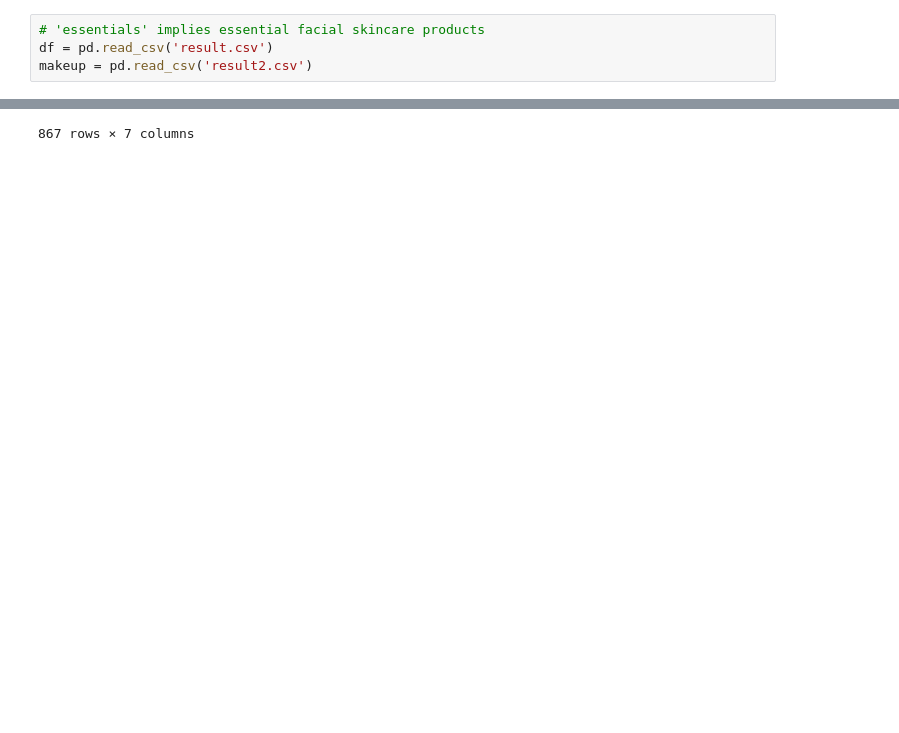
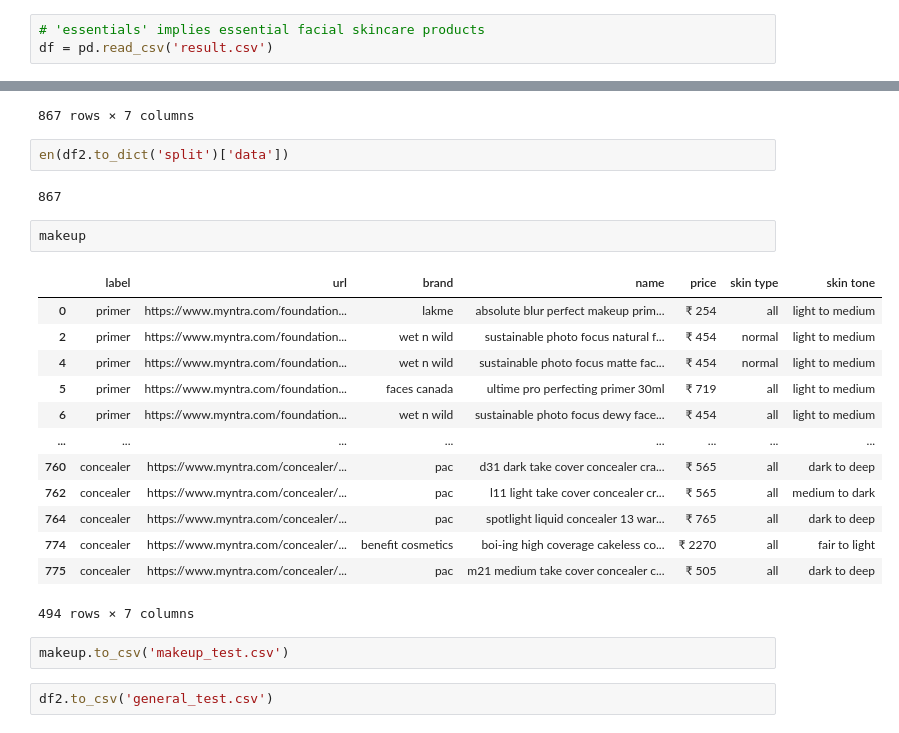
Before and after one commit to Randon-Myntra-HackerRamp-21/Skyn, a Jupyter notebook: ML/recommender/Recommendation_Engine.ipynb, the cells around one changed output, grey strips where cells are left out. Saved outputs shown, nothing was run; the diff lists cells and outputs as text; blank space fills up the shorter version.

```diff
--- a/ML/recommender/Recommendation_Engine.ipynb
+++ b/ML/recommender/Recommendation_Engine.ipynb
@@ -10,7 +10,6 @@ import heapq
 # %%
 # 'essentials' implies essential facial skincare products
 df = pd.read_csv('result.csv')
-makeup = pd.read_csv('result2.csv')
 # %%
 df.head()
 # %% [output]
@@ -483,3 +532,27 @@ df2
 | 865 | mask-and-peel | https://www.myntra.com/mask-and-p... | good vibes | rose hydrating face mask 110 g | ₹ 268 | all | dull skin,softening,smoothening,h... |
 | 866 | mask-and-peel | https://www.myntra.com/mask-and-p... | miss claire | charcoal o2 bubble purifying mask | ₹ 120 | all | hydration,, |
 867 rows × 7 columns
+# %%
+en(df2.to_dict('split')['data'])
+# %% [output]
+867
+# %%
+makeup
+# %% [output]
+|  | label | url | brand | name | price | skin type | skin tone |
+| 0 | primer | https://www.myntra.com/foundation... | lakme | absolute blur perfect makeup prim... | ₹ 254 | all | light to medium |
+| 2 | primer | https://www.myntra.com/foundation... | wet n wild | sustainable photo focus natural f... | ₹ 454 | normal | light to medium |
+| 4 | primer | https://www.myntra.com/foundation... | wet n wild | sustainable photo focus matte fac... | ₹ 454 | normal | light to medium |
+| 5 | primer | https://www.myntra.com/foundation... | faces canada | ultime pro perfecting primer 30ml | ₹ 719 | all | light to medium |
+| 6 | primer | https://www.myntra.com/foundation... | wet n wild | sustainable photo focus dewy face... | ₹ 454 | all | light to medium |
+| ... | ... | ... | ... | ... | ... | ... | ... |
+| 760 | concealer | https://www.myntra.com/concealer/... | pac | d31 dark take cover concealer cra... | ₹ 565 | all | dark to deep |
+| 762 | concealer | https://www.myntra.com/concealer/... | pac | l11 light take cover concealer cr... | ₹ 565 | all | medium to dark |
+| 764 | concealer | https://www.myntra.com/concealer/... | pac | spotlight liquid concealer 13 war... | ₹ 765 | all | dark to deep |
+| 774 | concealer | https://www.myntra.com/concealer/... | benefit cosmetics | boi-ing high coverage cakeless co... | ₹ 2270 | all | fair to light |
+| 775 | concealer | https://www.myntra.com/concealer/... | pac | m21 medium take cover concealer c... | ₹ 505 | all | dark to deep |
+494 rows × 7 columns
+# %%
+makeup.to_csv('makeup_test.csv')
+# %%
+df2.to_csv('general_test.csv')
```
Also changed, not shown: parts of 7 cells of this notebook, 9 other files.
